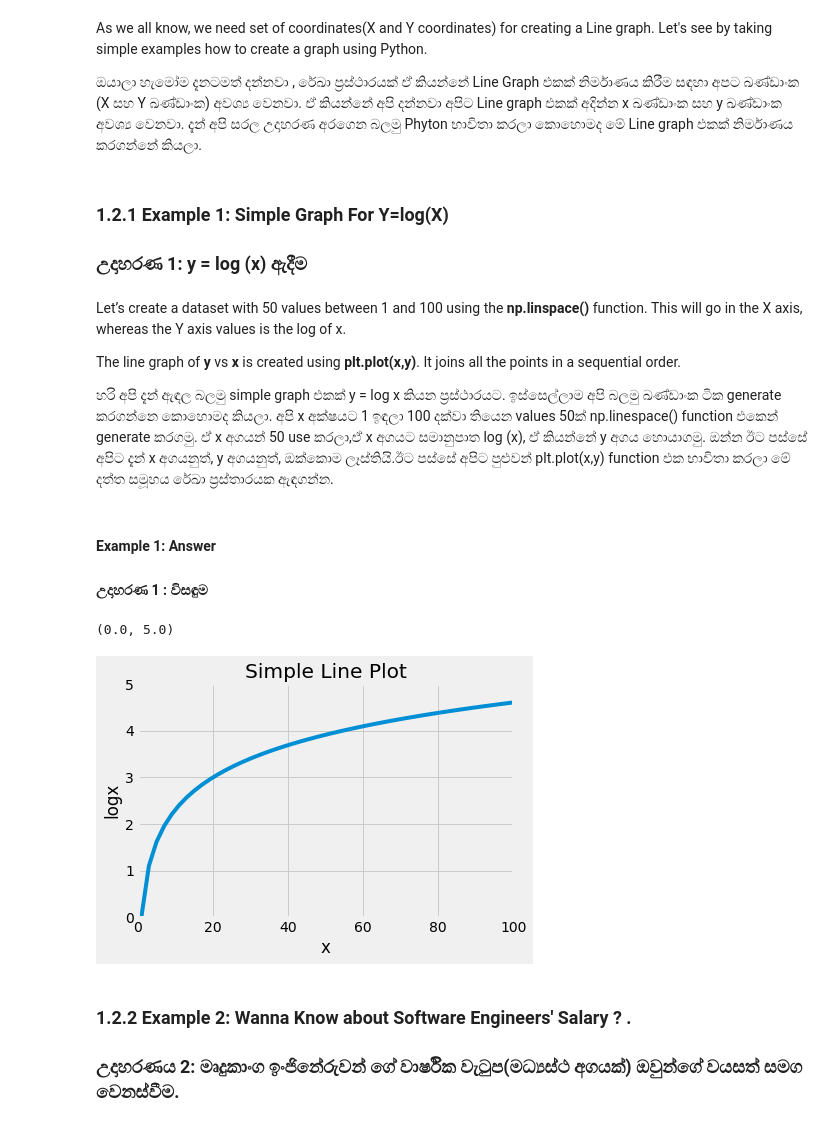
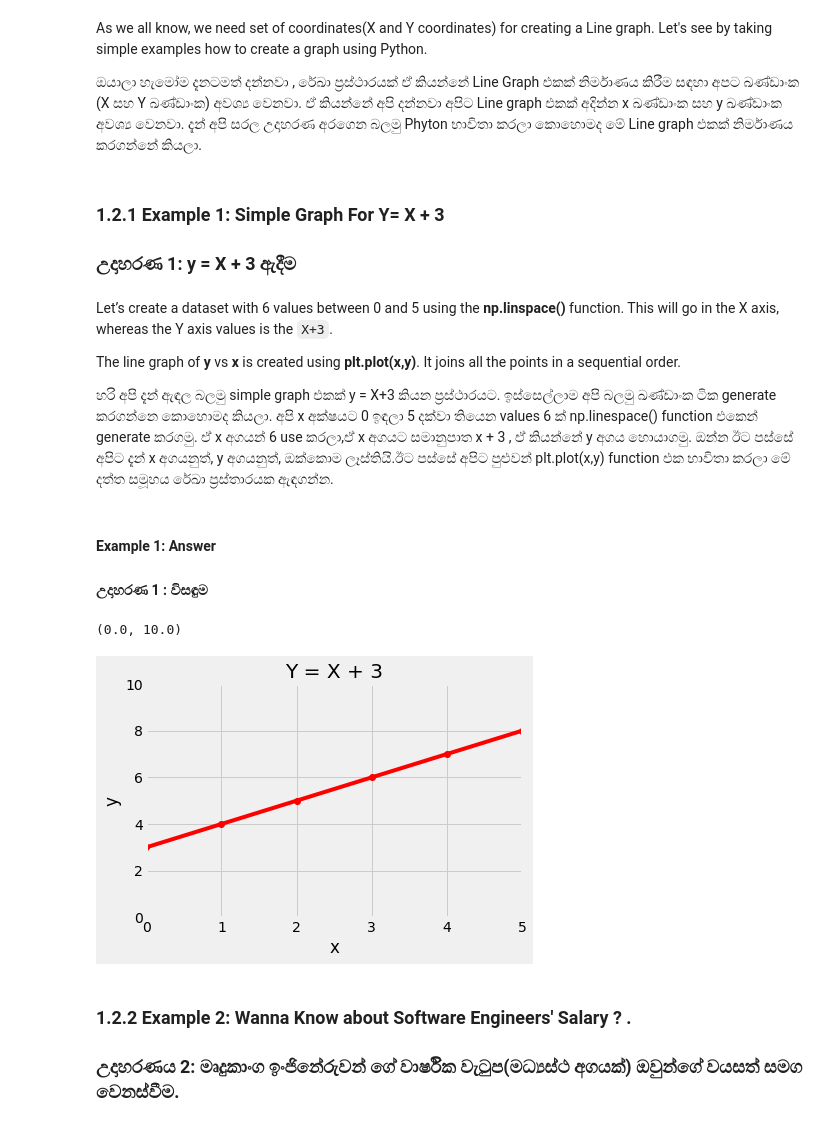
Before and after one commit to GPrathap/pythonII, a Jupyter notebook: sec_matplotlib/matplotlib.ipynb, the cells around one changed output. Drawn from its saved outputs; the diff is of its cells as text; code cells hidden in the pictures.

```diff
--- a/sec_matplotlib/matplotlib.ipynb
+++ b/sec_matplotlib/matplotlib.ipynb
@@ -78,15 +78,15 @@ As we all know, we need set of coordinates(X and Y coordinates) for creating a L
 
 ඔයාලා හැමෝම දැනටමත් දන්නවා , රේඛා ප්‍රස්ථාරයක් ඒ කියන්නේ Line Graph එකක් නිර්මාණය කිරීම සඳහා අපට ඛණ්ඩාංක (X සහ Y ඛණ්ඩාංක) අවශ්‍ය වෙනවා. ඒ කියන්නේ අපි දන්නවා අපිට Line graph එකක් අදින්න x ඛණ්ඩාංක සහ y ඛණ්ඩාංක අවශ්‍ය වෙනවා. දැන් අපි සරල උදාහරණ අරගෙන බලමු Phyton භාවිතා කරලා කොහොමද මේ Line graph එකක් නිර්මාණය කරගන්නේ කියලා.
 # %% [markdown]
-### 1.2.1 **Example 1**: Simple Graph For Y=log(X)
+### 1.2.1 **Example 1**: Simple Graph For Y= X + 3
 
-### **උදාහරණ 1**: y = log (x) ඇදීම
+### **උදාහරණ 1**: y = X + 3 ඇදීම
 # %% [markdown]
-Let’s create a dataset with 50 values between 1 and 100 using the **np.linspace()** function. This will go in the X axis, whereas the Y axis values is the log of x.
+Let’s create a dataset with 6 values between 0 and 5 using the **np.linspace()** function. This will go in the X axis, whereas the Y axis values is the `X+3`.
 
 The line graph of **y** vs **x** is created using **plt.plot(x,y)**. It joins all the points in a sequential order.
 
-හරි අපි දැන් ඇඳල බලමු simple graph එකක් y = log x කියන ප්‍රස්ථාරයට. ඉස්සෙල්ලාම අපි බලමු ඛණ්ඩාංක ටික generate කරගන්නෙ කොහොමද කියලා. අපි x අක්ෂයට 1 ඉඳලා  100 දක්වා තියෙන values 50ක් np.linespace() function එකෙන් generate කරගමු. ඒ x අගයන් 50 use කරලා,ඒ x අගයට සමානුපාත  log (x), ඒ කියන්නේ y අගය හොයාගමු. ඔන්න ඊට පස්සේ අපිට දැන් x අගයනුත්, y අගයනුත්, ඔක්කොම ලෑස්තියි.ඊට පස්සේ අපිට පුළුවන් plt.plot(x,y)  function එක භාවිතා කරලා මේ දත්ත සමූහය රේඛා ප්‍රස්තාරයක ඇඳගන්න.
+හරි අපි දැන් ඇඳල බලමු simple graph එකක් y = X+3 කියන ප්‍රස්ථාරයට. ඉස්සෙල්ලාම අපි බලමු ඛණ්ඩාංක ටික generate කරගන්නෙ කොහොමද කියලා. අපි x අක්ෂයට 0 ඉඳලා 5 දක්වා තියෙන values 6 ක් np.linespace() function එකෙන් generate කරගමු. ඒ x අගයන් 6 use කරලා,ඒ x අගයට සමානුපාත  x + 3 , ඒ කියන්නේ y අගය හොයාගමු. ඔන්න ඊට පස්සේ අපිට දැන් x අගයනුත්, y අගයනුත්, ඔක්කොම ලෑස්තියි.ඊට පස්සේ අපිට පුළුවන් plt.plot(x,y)  function එක භාවිතා කරලා මේ දත්ත සමූහය රේඛා ප්‍රස්තාරයක ඇඳගන්න.
 # %% [markdown]
 #### **Example 1**: Answer
 
@@ -94,36 +94,36 @@ The line graph of **y** vs **x** is created using **plt.plot(x,y)**. It joins al
 # %%
 import numpy as np
 from matplotlib import pyplot as plt
 # Simple Line Plot
 
 # change the style of graph,
 # print(plt.style.available) #-> uncomment and see, various graph styles support.
 plt.style.use('fivethirtyeight')
 
 
 # first we have to get the coordinates of X and Y
-x=np.linspace(1,100,50)
+x=np.linspace(0,5,6)
 
 # Simple line plot with lesser points
 # x=np.linspace(1,100,5)
 
-
-y=np.log(x)
+y = x+3
 
 # Then simply plot X and Y coordinates
-plt.plot(x,y)
+
+plt.plot(x,y,'ro-')
 
 # finally the graph can be named meaningfully.
 plt.xlabel('x')
-plt.ylabel('logx')
-plt.title('Simple Line Plot')
+plt.ylabel('y')
+plt.title('Y = X + 3')
 
 # you can use xlim,ylim to see the graph within the specific range,try uncommenting
-plt.xlim(0,100)
-plt.ylim(0,5)
+plt.xlim(0,5)
+plt.ylim(0,10)
 # %% [output]
-(0.0, 5.0)
+(0.0, 10.0)
-[figure, old version]
+[figure, new version]
 # %% [markdown]
 ### 1.2.2 **Example 2**: Wanna Know about Software Engineers' Salary ? .
 ### **උදාහරණය 2**: මෘදුකාංග ඉංජිනේරුවන් ගේ වාර්ෂික වැටුප(මධ්‍යස්ථ අගයක්) ඔවුන්ගේ වයසත් සමග වෙනස්වීම.
```
Also changed, not shown: parts of 1 cell of this notebook.
